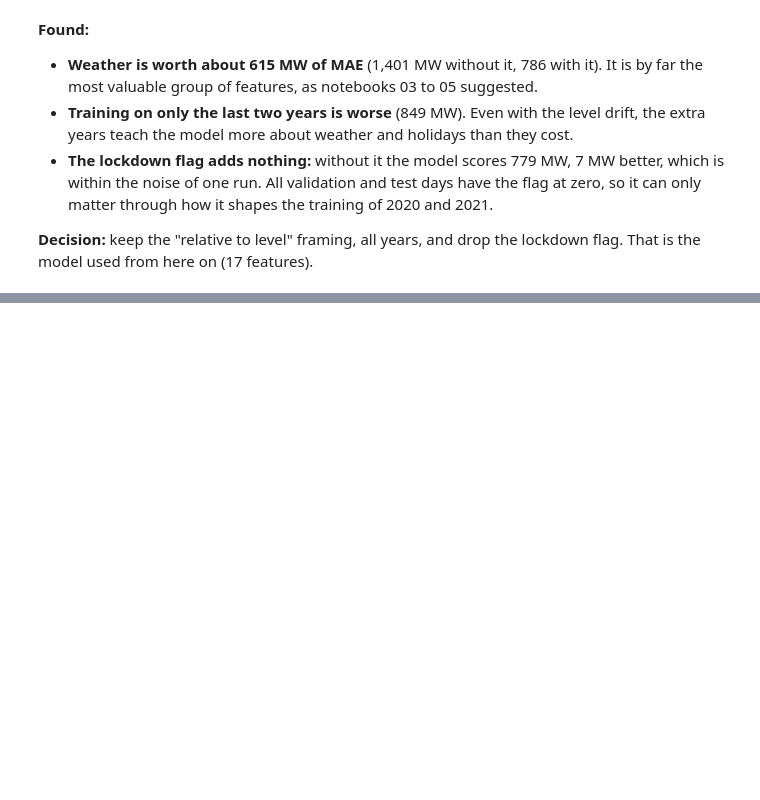
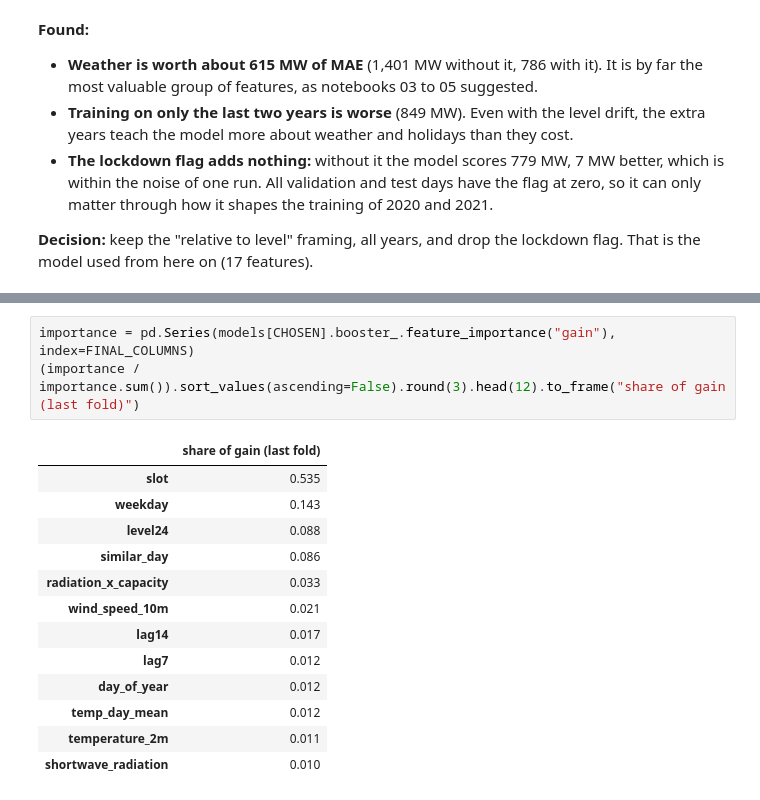
Before and after one commit to ansingh16/gb-demand-forecast, a Jupyter notebook: notebooks/06_lightgbm_point.ipynb, the cells around one changed output, grey strips where cells are left out. Cells and saved outputs as stored; diff of their text form; blank space fills up the shorter version.

```diff
--- a/notebooks/06_lightgbm_point.ipynb
+++ b/notebooks/06_lightgbm_point.ipynb
@@ -324,0 +364,17 @@ is the model used from here on (17 features).
+# %%
+importance = pd.Series(models[CHOSEN].booster_.feature_importance("gain"), index=FINAL_COLUMNS)
+(importance / importance.sum()).sort_values(ascending=False).round(3).head(12).to_frame("share of gain (last fold)")
+# %% [output]
+|  | share of gain (last fold) |
+| slot | 0.535 |
+| weekday | 0.143 |
+| level24 | 0.088 |
+| similar_day | 0.086 |
+| radiation_x_capacity | 0.033 |
+| wind_speed_10m | 0.021 |
+| lag14 | 0.017 |
+| lag7 | 0.012 |
+| day_of_year | 0.012 |
+| temp_day_mean | 0.012 |
+| temperature_2m | 0.011 |
+| shortwave_radiation | 0.010 |
```
Also changed, not shown: parts of 9 cells of this notebook.
